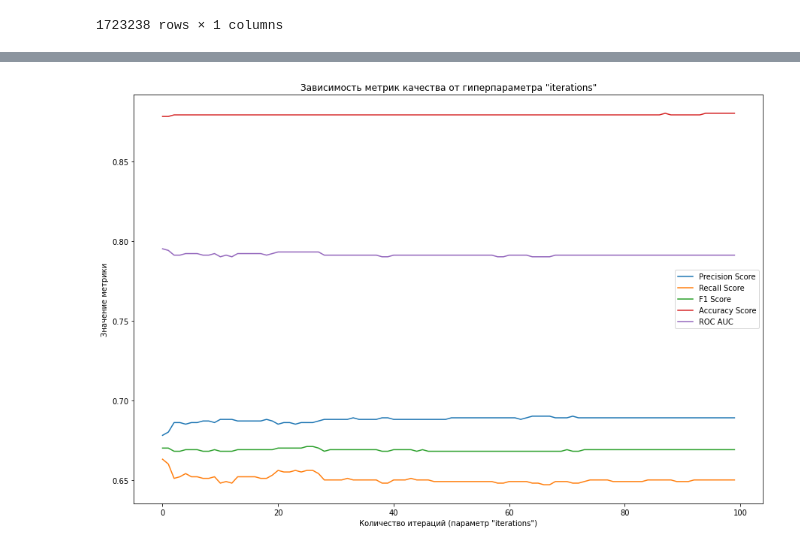
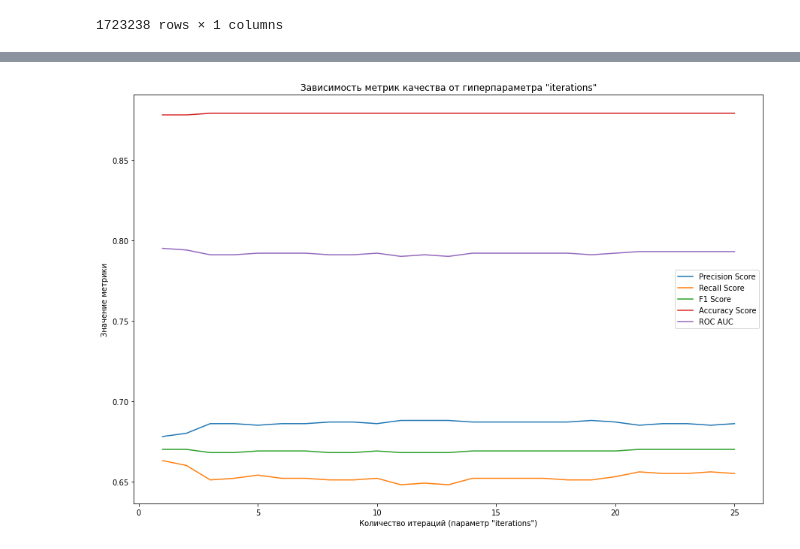
Before and after one commit to AlexHLinS/ds7_ml_contest_team1, a Jupyter notebook: catboost_model.ipynb, the cells around one changed output, grey strips where cells are left out. Cells and saved outputs as stored; diff of their text form; code cells hidden in the pictures.

```diff
--- a/catboost_model.ipynb
+++ b/catboost_model.ipynb
@@ -49,3 +71,29 @@ def catboost_it(X, y, X_val, y_val, min_iterations, max_iterations):
+# %%
+# непосредственно catboost
+def catboost_it(X: pd.DataFrame, y: pd.DataFrame, X_val: pd.DataFrame, y_val: pd.DataFrame, min_iterations: int,
+                max_iterations: int, verbose: bool) -> pd.DataFrame:
+    """
+    :param X: training set of values
+    :param y: training set of results
+    :param X_val: test set of values
+    :param y_val: test set of results
+    :param min_iterations: minimum value of catboost's iterations parameter
+    :param max_iterations: max value of catboost's iterations parameter
+    :param verbose: is needed to show iteration info
+    :return: dataframe with index = iterations param value,
+             metrics columns = ['Precision Score', 'Recall Score', 'F1 Score', 'Accuracy Score', 'ROC AUC']
+    """
+    catboost_boost_results = dict()
+    for i in range(min_iterations, max_iterations):
+        catboost_model = CatBoostClassifier(iterations=i + 1)
+        catboost_model.fit(X, y)
+        prediction = catboost_model.predict(X_val)
+        catboost_boost_results[i + 1] = eval_metrics(y_val, prediction, verbose)
+
+    catboost_scores = pd.DataFrame(catboost_boost_results).T
+    catboost_scores.columns = ['Precision Score', 'Recall Score', 'F1 Score', 'Accuracy Score', 'ROC AUC']
+
+    return catboost_scores
 # %% [markdown]
 ## Набор данных "Первая итерация"
 # %%
@@ -119,7 +155,0 @@ Learning rate set to 0.5
-# %%
-catboost_boost_results = dict()
-for i in range(100):
-    catboost_model = CatBoostClassifier(iterations=i + 1)
-    catboost_model.fit(X, y)
-    prediction = catboost_model.predict(X_val)
-    catboost_boost_results[i] = eval_metrics(y_val, prediction, False)
@@ -161,0 +156,3 @@ catboost_scores
+# %%
+catboost_scores = catboost_it(X, y, X_val, y_val, 0, 25, True)
+catboost_scores
@@ -162,15 +194,16 @@ catboost_scores
 # %%
-plt.figure(figsize=[15, 10])
+'''plt.figure(figsize=[15, 10])
 plt.plot(catboost_scores['Precision Score'], label=catboost_scores.columns[0])
 plt.plot(catboost_scores['Recall Score'], label=catboost_scores.columns[1])
 plt.plot(catboost_scores['F1 Score'], label=catboost_scores.columns[2])
 plt.plot(catboost_scores['Accuracy Score'], label=catboost_scores.columns[3])
 plt.plot(catboost_scores['ROC AUC'], label=catboost_scores.columns[4])
 plt.xlabel('Количество итераций (параметр "iterations")')
 plt.ylabel('Значение метрики')
 plt.title('Зависимость метрик качества от гиперпараметра "iterations"')
 plt.legend()
-plt.show()
+plt.show()'''
+visualize_it(catboost_scores)
 # %% [output]
-[figure, old version]
+[figure, new version]
 # %%
```
Also changed, not shown: parts of 13 cells of this notebook, 5 other files.
